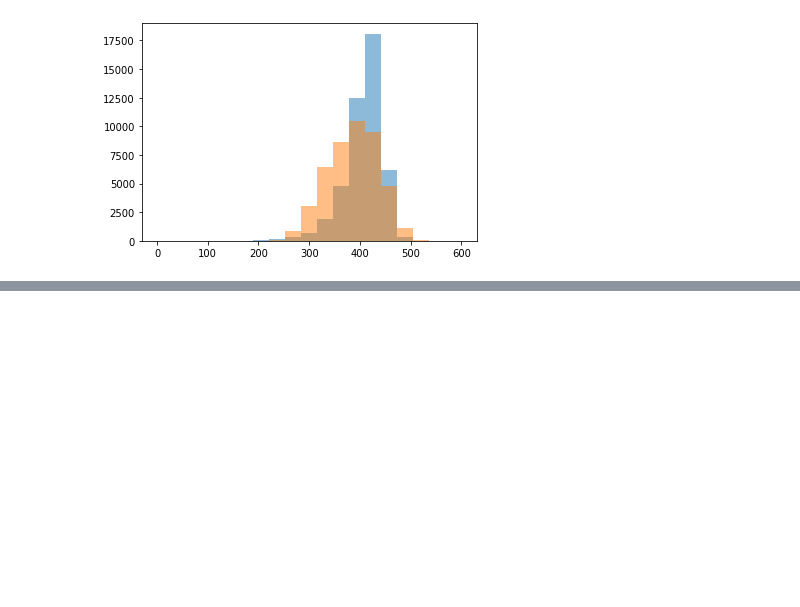
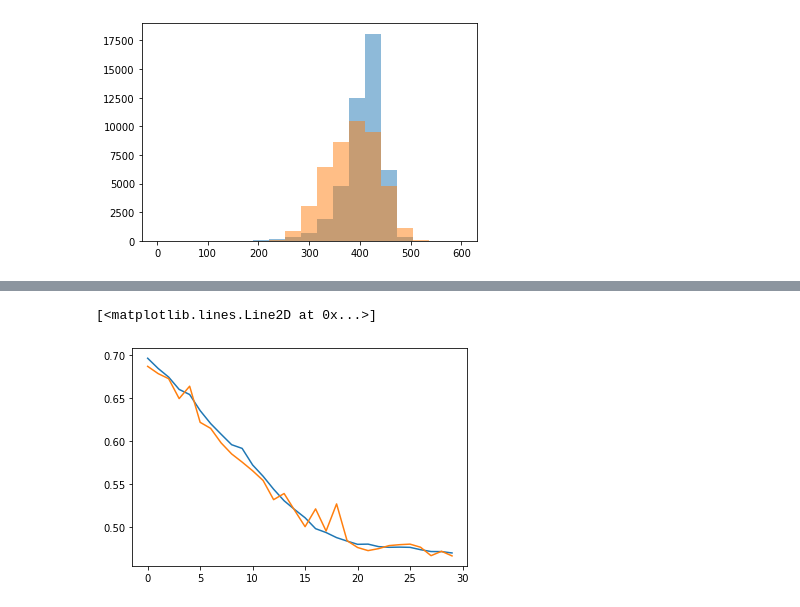
Before and after one commit to bnachman/DCTRGAN, a Jupyter notebook: DCTRGAN_highlevel.ipynb, the cells around one changed output, grey strips where cells are left out. Saved outputs shown, nothing was run; the diff lists cells and outputs as text; code cells hidden in the pictures; blank space fills up the shorter version.

```diff
--- a/DCTRGAN_highlevel.ipynb
+++ b/DCTRGAN_highlevel.ipynb
@@ -31,3 +46,6 @@ GAN_longitud_energy = np.load("/data0/bpnachman/DCTRGAN/BiBAE_DCTR_NumpyArrays/5
+# %%
+G4_longitud_Moment_2_x = np.nan_to_num(G4_longitud_Moment_2_x)
+GAN_longitud_Moment_2_x = np.nan_to_num(GAN_longitud_Moment_2_x)
 # %%
 _,_,_=plt.hist(G4_occupancy,alpha=0.5,bins=np.linspace(0,600,20))
 _,_,_=plt.hist(GAN_occupancy,alpha=0.5,bins=np.linspace(0,600,20))
@@ -315,0 +239,18 @@ makeplotwithratio("EnergyLayer3.pdf",mybins=np.linspace(20,600,20),whichone=5,ax
+# %%
+X30_G4 = np.c_[G4_occupancy30/1000.,G4_Center30,G4_energy30/1000.,G4_longitud_energy30/1000.]
+X30_GAN = np.c_[GAN_occupancy30/1000.,GAN_Center30,GAN_energy30/1000.,GAN_longitud_energy30/1000.]
+
+Z30_G4 = np.c_[G4_longitud_Moment_2_x]
+Z30_GAN = np.c_[GAN_longitud_Moment_2_x]
+# %%
+X30 = np.concatenate([X30_G4,X30_GAN])
+Y30 = np.concatenate([np.ones(len(X30_G4)),np.zeros(len(X30_GAN))])
+Z30 = np.concatenate([Z30_G4,Z30_GAN])
+X30_train, X30_val, Y30_train, Y30_val, Z30_train, Z30_val = train_test_split(X30, Y30, Z30, test_size=0.5)
+# %%
+model30 = Sequential()
+model30.add(Dense(128, activation='relu',input_shape =(33,)))
+model30.add(Dense(128, activation='relu'))
+model30.add(Dense(1, activation='sigmoid'))
+model30.compile(loss='binary_crossentropy', optimizer='adam', metrics=['accuracy'])
+hist_model30 = model30.fit(X30_train, Y30_train, epochs=30, batch_size=128,validation_data=(X30_val, Y30_val))
@@ -315,0 +275,6 @@ makeplotwithratio("EnergyLayer3.pdf",mybins=np.linspace(20,600,20),whichone=5,ax
+# %%
+plt.plot(hist_model30.history['loss'])
+plt.plot(hist_model30.history['val_loss'])
+# %% [output]
+[<matplotlib.lines.Line2D at 0x...>]
+[figure, added]
```
Also changed, not shown: parts of 29 cells of this notebook.
